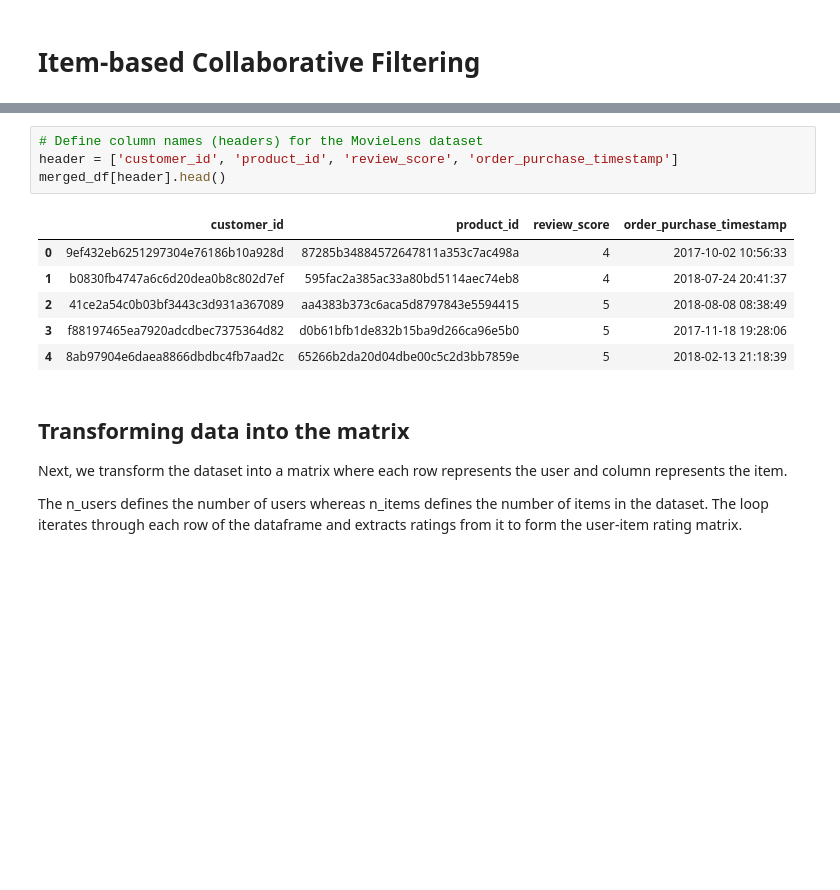
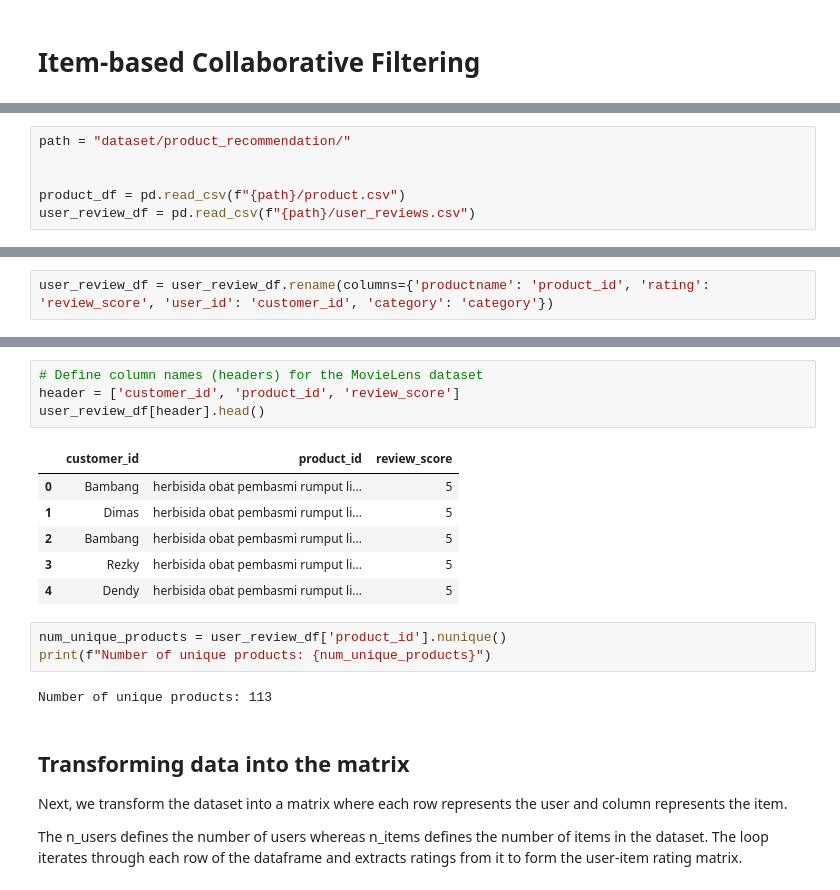
Before and after one commit to LuiisClaudio/mod-cloth, a Jupyter notebook: LuisMartins_CA2.ipynb, the cells around one changed output, grey strips where cells are left out. Cells and saved outputs as stored; diff of their text form; blank space fills up the shorter version.

```diff
--- a/LuisMartins_CA2.ipynb
+++ b/LuisMartins_CA2.ipynb
@@ -381,0 +384,6 @@ import seaborn as sns                  # Import seaborn for advanced and visuall
+# %%
+path = "dataset/product_recommendation/"
+
+
+product_df = pd.read_csv(f"{path}/product.csv")
+user_review_df = pd.read_csv(f"{path}/user_reviews.csv")
@@ -381,0 +414,2 @@ import seaborn as sns                  # Import seaborn for advanced and visuall
+# %%
+user_review_df = user_review_df.rename(columns={'productname': 'product_id', 'rating': 'review_score', 'user_id': 'customer_id', 'category': 'category'})
@@ -382,14 +425,19 @@ import seaborn as sns                  # Import seaborn for advanced and visuall
 # %%
 # Define column names (headers) for the MovieLens dataset
-header = ['customer_id', 'product_id', 'review_score', 'order_purchase_timestamp']
-merged_df[header].head()
+header = ['customer_id', 'product_id', 'review_score']
+user_review_df[header].head()
 # %% [output]
-|  | customer_id | product_id | review_score | order_purchase_timestamp |
-| 0 | 9ef432eb6251297304e76186b10a928d | 87285b34884572647811a353c7ac498a | 4 | 2017-10-02 10:56:33 |
-| 1 | b0830fb4747a6c6d20dea0b8c802d7ef | 595fac2a385ac33a80bd5114aec74eb8 | 4 | 2018-07-24 20:41:37 |
-| 2 | 41ce2a54c0b03bf3443c3d931a367089 | aa4383b373c6aca5d8797843e5594415 | 5 | 2018-08-08 08:38:49 |
-| 3 | f88197465ea7920adcdbec7375364d82 | d0b61bfb1de832b15ba9d266ca96e5b0 | 5 | 2017-11-18 19:28:06 |
-| 4 | 8ab97904e6daea8866dbdbc4fb7aad2c | 65266b2da20d04dbe00c5c2d3bb7859e | 5 | 2018-02-13 21:18:39 |
+|  | customer_id | product_id | review_score |
+| 0 | Bambang | herbisida obat pembasmi rumput li... | 5 |
+| 1 | Dimas | herbisida obat pembasmi rumput li... | 5 |
+| 2 | Bambang | herbisida obat pembasmi rumput li... | 5 |
+| 3 | Rezky | herbisida obat pembasmi rumput li... | 5 |
+| 4 | Dendy | herbisida obat pembasmi rumput li... | 5 |
+# %%
+num_unique_products = user_review_df['product_id'].nunique()
+print(f"Number of unique products: {num_unique_products}")
+# %% [output]
+Number of unique products: 113
 # %% [markdown]
 ## Transforming data into the matrix
 
```
Also changed, not shown: parts of 25 cells of this notebook.
